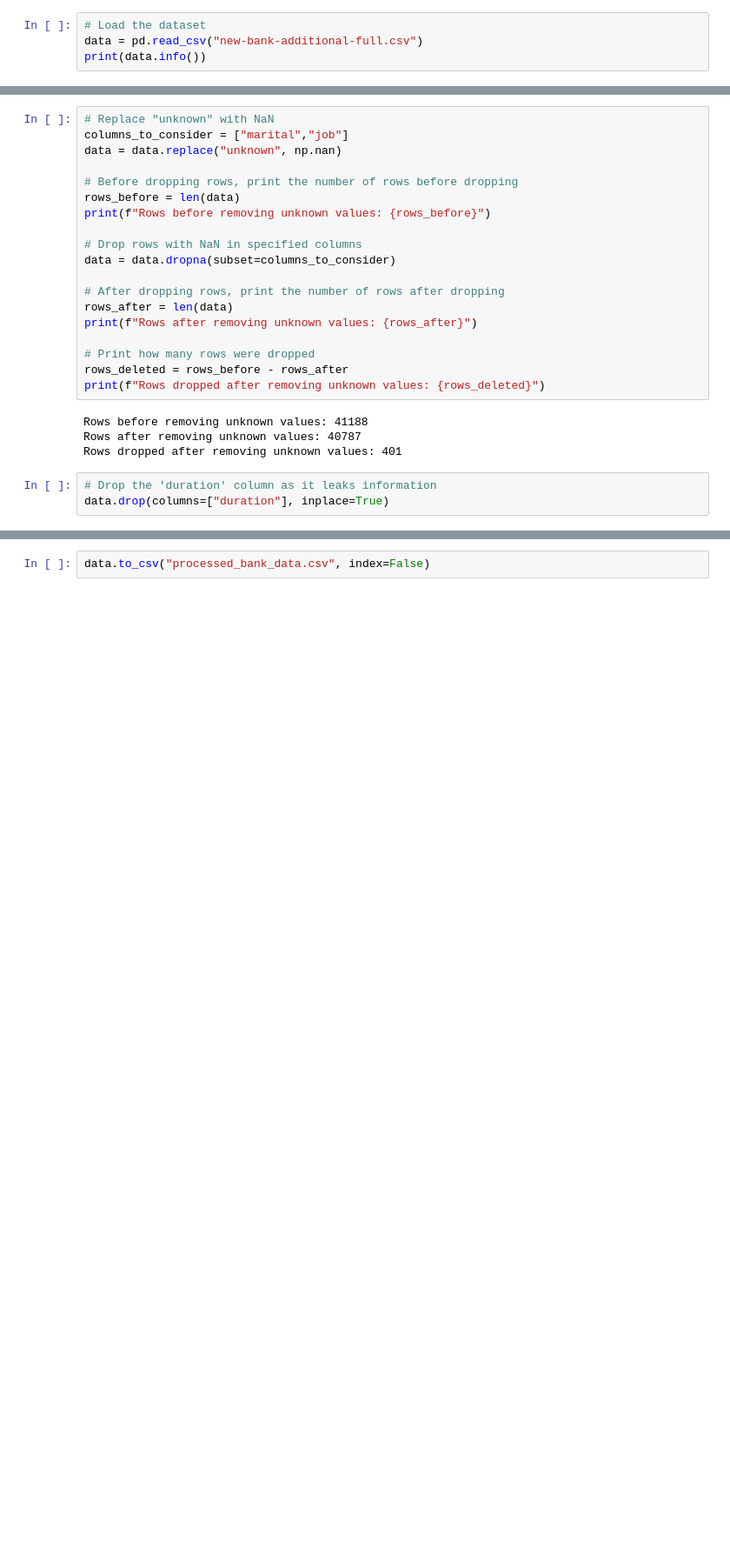
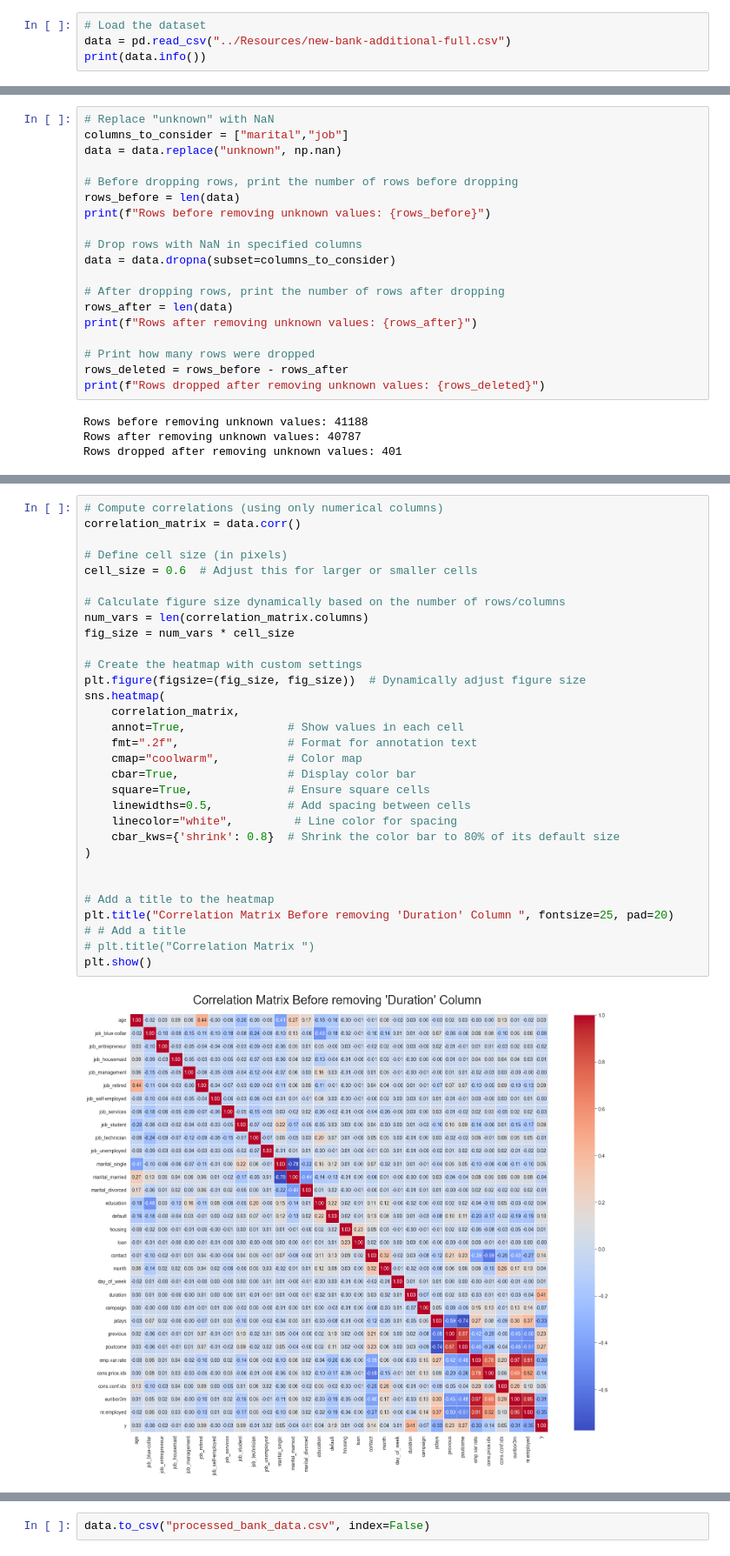
Before and after one commit to LahiWeer/2330902-ML_CW, a Jupyter notebook: Preprocessing/S2 - Categorical Encoding and One Hot Encoding.ipynb, the cells around one changed output, grey strips where cells are left out. Shown at 87% size. Drawn from its saved outputs; the diff is of its cells as text; blank space fills up the shorter version.

```diff
--- a/Preprocessing/S2 - Categorical Encoding and One Hot Encoding.ipynb
+++ b/Preprocessing/S2 - Categorical Encoding and One Hot Encoding.ipynb
@@ -4,6 +6,6 @@ import numpy as np
 # %%
 # Load the dataset
-data = pd.read_csv("new-bank-additional-full.csv")
+data = pd.read_csv("../Resources/new-bank-additional-full.csv")
 print(data.info())
 # %% [output]
 <class 'pandas.core.frame.DataFrame'>
@@ -181,6 +183,3 @@ print(f"Rows dropped after removing unknown values: {rows_deleted}")
 Rows before removing unknown values: 41188
 Rows after removing unknown values: 40787
 Rows dropped after removing unknown values: 401
-# %%
-# Drop the 'duration' column as it leaks information
-data.drop(columns=["duration"], inplace=True)
@@ -253,0 +256,33 @@ print(data.head(10))
+# %%
+# Compute correlations (using only numerical columns)
+correlation_matrix = data.corr()
+
+# Define cell size (in pixels)
+cell_size = 0.6  # Adjust this for larger or smaller cells
+
+# Calculate figure size dynamically based on the number of rows/columns
+num_vars = len(correlation_matrix.columns)
+fig_size = num_vars * cell_size
+
+# Create the heatmap with custom settings
+plt.figure(figsize=(fig_size, fig_size))  # Dynamically adjust figure size
+sns.heatmap(
+    correlation_matrix,
+    annot=True,               # Show values in each cell
+    fmt=".2f",                # Format for annotation text
+    cmap="coolwarm",          # Color map
+    cbar=True,                # Display color bar
+    square=True,              # Ensure square cells
+    linewidths=0.5,           # Add spacing between cells
+    linecolor="white",         # Line color for spacing
+    cbar_kws={'shrink': 0.8}  # Shrink the color bar to 80% of its default size
+)
+
+
+# Add a title to the heatmap
+plt.title("Correlation Matrix Before removing 'Duration' Column ", fontsize=25, pad=20)
+# # Add a title
+# plt.title("Correlation Matrix ")
+plt.show()
+# %% [output]
+[figure, added]
```
Also changed, not shown: parts of 9 cells of this notebook, 2 other files.
